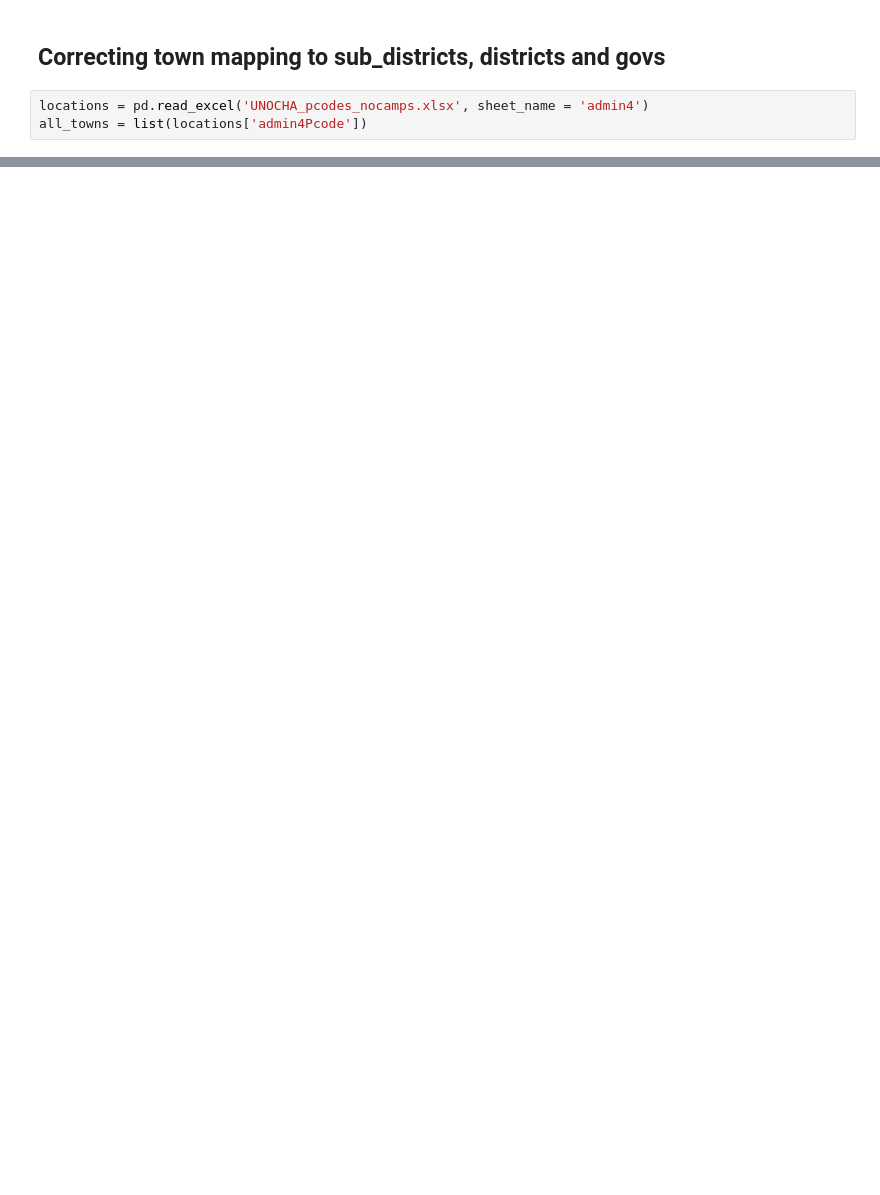
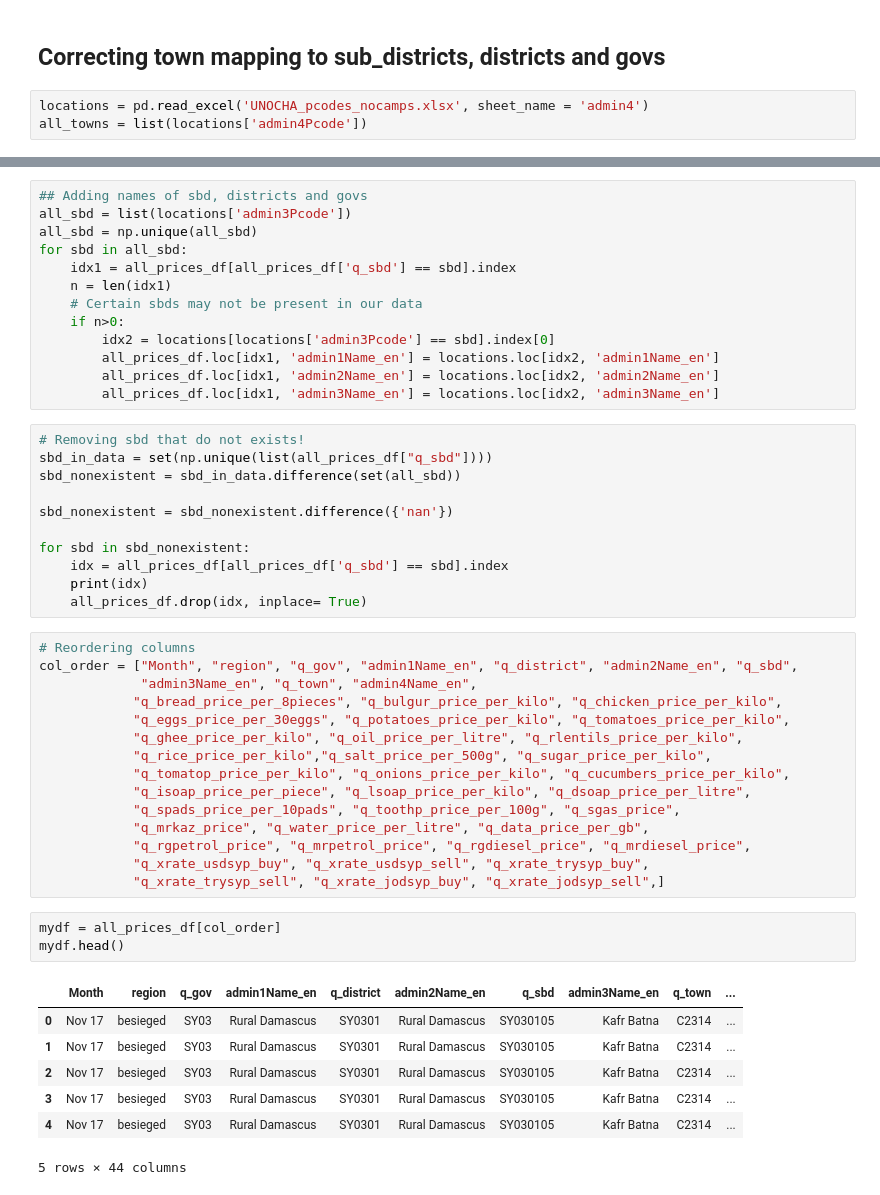
Before and after one commit to symbioticMe/Hack4Good_IMPACT_2019, a Jupyter notebook: Merging_Columns.ipynb, the cells around one changed output, grey strips where cells are left out. Saved outputs shown, nothing was run; the diff lists cells and outputs as text; blank space fills up the shorter version.

```diff
--- a/Merging_Columns.ipynb
+++ b/Merging_Columns.ipynb
@@ -105,0 +115,50 @@ all_prices_df
+# %%
+## Adding names of sbd, districts and govs
+all_sbd = list(locations['admin3Pcode'])
+all_sbd = np.unique(all_sbd)
+for sbd in all_sbd:
+    idx1 = all_prices_df[all_prices_df['q_sbd'] == sbd].index
+    n = len(idx1)
+    # Certain sbds may not be present in our data
+    if n>0:
+        idx2 = locations[locations['admin3Pcode'] == sbd].index[0]
+        all_prices_df.loc[idx1, 'admin1Name_en'] = locations.loc[idx2, 'admin1Name_en']
+        all_prices_df.loc[idx1, 'admin2Name_en'] = locations.loc[idx2, 'admin2Name_en']
+        all_prices_df.loc[idx1, 'admin3Name_en'] = locations.loc[idx2, 'admin3Name_en']
+# %%
+# Removing sbd that do not exists!
+sbd_in_data = set(np.unique(list(all_prices_df["q_sbd"])))
+sbd_nonexistent = sbd_in_data.difference(set(all_sbd))
+
+sbd_nonexistent = sbd_nonexistent.difference({'nan'})
+
+for sbd in sbd_nonexistent:
+    idx = all_prices_df[all_prices_df['q_sbd'] == sbd].index
+    print(idx)
+    all_prices_df.drop(idx, inplace= True)
+# %%
+# Reordering columns
+col_order = ["Month", "region", "q_gov", "admin1Name_en", "q_district", "admin2Name_en", "q_sbd",
+             "admin3Name_en", "q_town", "admin4Name_en",
+            "q_bread_price_per_8pieces", "q_bulgur_price_per_kilo", "q_chicken_price_per_kilo",
+            "q_eggs_price_per_30eggs", "q_potatoes_price_per_kilo", "q_tomatoes_price_per_kilo",
+            "q_ghee_price_per_kilo", "q_oil_price_per_litre", "q_rlentils_price_per_kilo",
+            "q_rice_price_per_kilo","q_salt_price_per_500g", "q_sugar_price_per_kilo",
+            "q_tomatop_price_per_kilo", "q_onions_price_per_kilo", "q_cucumbers_price_per_kilo",
+            "q_isoap_price_per_piece", "q_lsoap_price_per_kilo", "q_dsoap_price_per_litre",
+            "q_spads_price_per_10pads", "q_toothp_price_per_100g", "q_sgas_price",
+            "q_mrkaz_price", "q_water_price_per_litre", "q_data_price_per_gb",
+            "q_rgpetrol_price", "q_mrpetrol_price", "q_rgdiesel_price", "q_mrdiesel_price",
+            "q_xrate_usdsyp_buy", "q_xrate_usdsyp_sell", "q_xrate_trysyp_buy",
+            "q_xrate_trysyp_sell", "q_xrate_jodsyp_buy", "q_xrate_jodsyp_sell",]
+# %%
+mydf = all_prices_df[col_order]
+mydf.head()
+# %% [output]
+|  | Month | region | q_gov | admin1Name_en | q_district | admin2Name_en | q_sbd | admin3Name_en | q_town | ... |
+| 0 | Nov 17 | besieged | SY03 | Rural Damascus | SY0301 | Rural Damascus | SY030105 | Kafr Batna | C2314 | ... |
+| 1 | Nov 17 | besieged | SY03 | Rural Damascus | SY0301 | Rural Damascus | SY030105 | Kafr Batna | C2314 | ... |
+| 2 | Nov 17 | besieged | SY03 | Rural Damascus | SY0301 | Rural Damascus | SY030105 | Kafr Batna | C2314 | ... |
+| 3 | Nov 17 | besieged | SY03 | Rural Damascus | SY0301 | Rural Damascus | SY030105 | Kafr Batna | C2314 | ... |
+| 4 | Nov 17 | besieged | SY03 | Rural Damascus | SY0301 | Rural Damascus | SY030105 | Kafr Batna | C2314 | ... |
+5 rows × 44 columns
```
Also changed, not shown: parts of 11 cells of this notebook.
